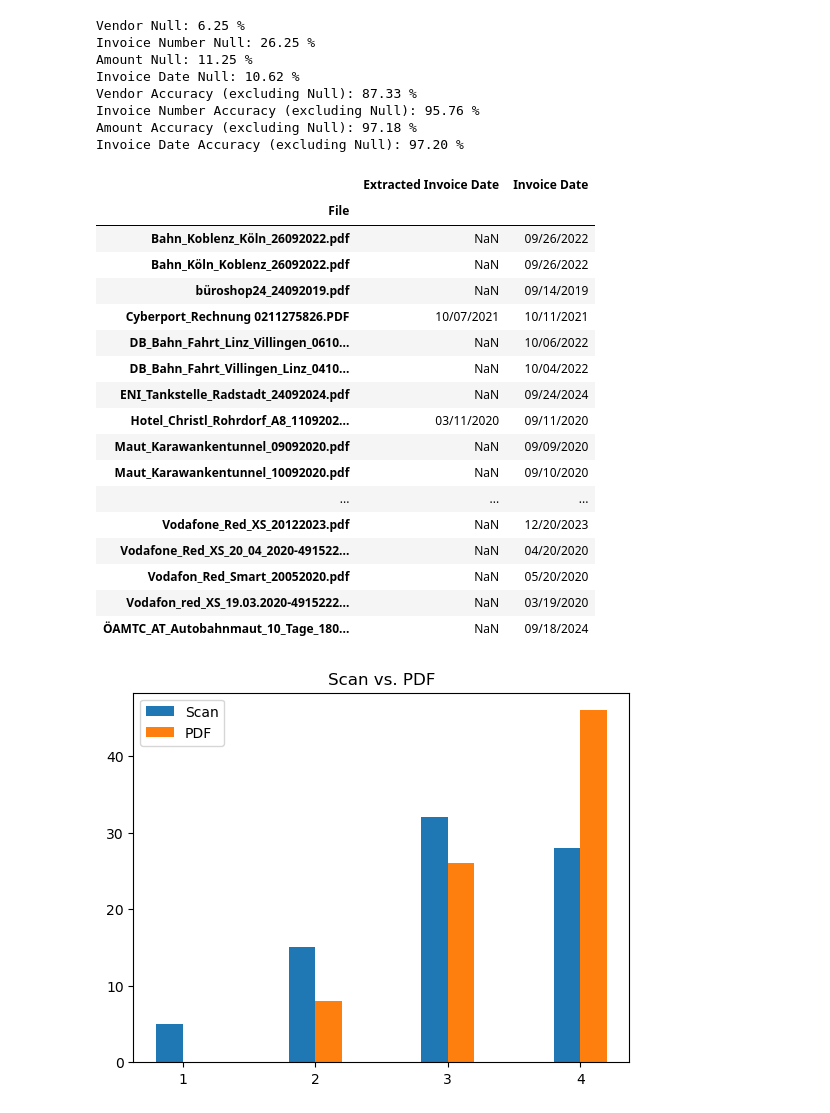
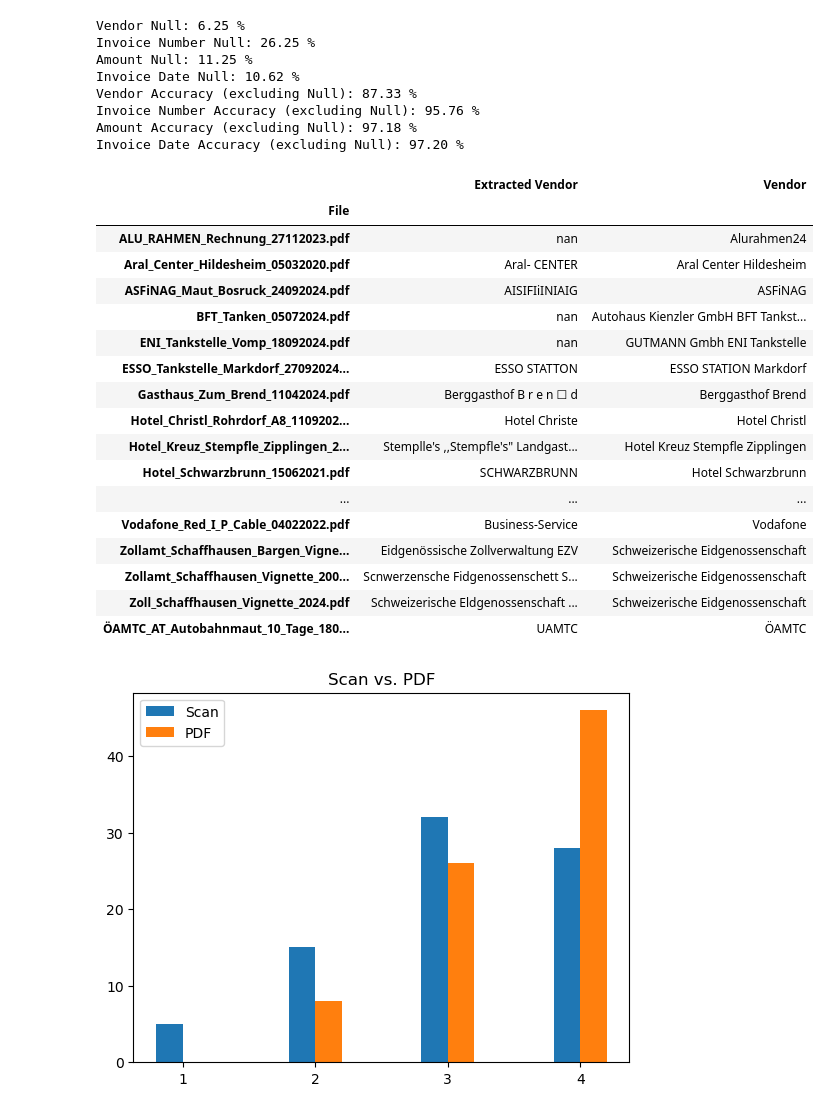
Before and after one commit to Paul01001000/HFU-Bachelor-Thesis, a Jupyter notebook: Data_Analysis.ipynb, the cells around one changed output. Cells and saved outputs as stored; diff of their text form; code cells hidden in the pictures.

```diff
--- a/Data_Analysis.ipynb
+++ b/Data_Analysis.ipynb
@@ -161,29 +161,29 @@ Invoice Date Accuracy (excluding Null): 97.20 %
 # %%
 inv = results.loc[results["Correct Amount"] == False,["Extracted Amount","Amount"]]
 inv = results.loc[results["Correct Invoice Number"] == False,["Extracted Invoice Number","Invoice Number"]]
 inv = results.loc[results["Correct Vendor"] == False,["Extracted Vendor","Vendor"]]
-inv = results.loc[results["Correct Invoice Date"] == False,["Extracted Invoice Date","Invoice Date"]]
+#inv = results.loc[results["Correct Invoice Date"] == False,["Extracted Invoice Date","Invoice Date"]]
 
 inv
 # %% [output]
-|  | Extracted Invoice Date | Invoice Date |
+|  | Extracted Vendor | Vendor |
 | File |  |  |
-| Bahn_Koblenz_Köln_26092022.pdf | NaN | 09/26/2022 |
-| Bahn_Köln_Koblenz_26092022.pdf | NaN | 09/26/2022 |
-| büroshop24_24092019.pdf | NaN | 09/14/2019 |
-| Cyberport_Rechnung 0211275826.PDF | 10/07/2021 | 10/11/2021 |
-| DB_Bahn_Fahrt_Linz_Villingen_0610... | NaN | 10/06/2022 |
-| DB_Bahn_Fahrt_Villingen_Linz_0410... | NaN | 10/04/2022 |
-| ENI_Tankstelle_Radstadt_24092024.pdf | NaN | 09/24/2024 |
-| Hotel_Christl_Rohrdorf_A8_1109202... | 03/11/2020 | 09/11/2020 |
-| Maut_Karawankentunnel_09092020.pdf | NaN | 09/09/2020 |
-| Maut_Karawankentunnel_10092020.pdf | NaN | 09/10/2020 |
+| ALU_RAHMEN_Rechnung_27112023.pdf | nan | Alurahmen24 |
+| Aral_Center_Hildesheim_05032020.pdf | Aral- CENTER | Aral Center Hildesheim |
+| ASFiNAG_Maut_Bosruck_24092024.pdf | AISIFIiINIAIG | ASFiNAG |
+| BFT_Tanken_05072024.pdf | nan | Autohaus Kienzler GmbH BFT Tankst... |
+| ENI_Tankstelle_Vomp_18092024.pdf | nan | GUTMANN Gmbh ENI Tankstelle |
+| ESSO_Tankstelle_Markdorf_27092024... | ESSO STATTON | ESSO STATION Markdorf |
+| Gasthaus_Zum_Brend_11042024.pdf | Berggasthof B r e n ☐ d | Berggasthof Brend |
+| Hotel_Christl_Rohrdorf_A8_1109202... | Hotel Christe | Hotel Christl |
+| Hotel_Kreuz_Stempfle_Zipplingen_2... | Stemplle's ,,Stempfle's" Landgast... | Hotel Kreuz Stempfle Zipplingen |
+| Hotel_Schwarzbrunn_15062021.pdf | SCHWARZBRUNN | Hotel Schwarzbrunn |
 | ... | ... | ... |
-| Vodafone_Red_XS_20122023.pdf | NaN | 12/20/2023 |
-| Vodafone_Red_XS_20_04_2020-491522... | NaN | 04/20/2020 |
-| Vodafon_Red_Smart_20052020.pdf | NaN | 05/20/2020 |
-| Vodafon_red_XS_19.03.2020-4915222... | NaN | 03/19/2020 |
-| ÖAMTC_AT_Autobahnmaut_10_Tage_180... | NaN | 09/18/2024 |
+| Vodafone_Red_I_P_Cable_04022022.pdf | Business-Service | Vodafone |
+| Zollamt_Schaffhausen_Bargen_Vigne... | Eidgenössische Zollverwaltung EZV | Schweizerische Eidgenossenschaft |
+| Zollamt_Schaffhausen_Vignette_200... | Scnwerzensche Fidgenossenschett S... | Schweizerische Eidgenossenschaft |
+| Zoll_Schaffhausen_Vignette_2024.pdf | Schweizerische Eldgenossenschaft ... | Schweizerische Eidgenossenschaft |
+| ÖAMTC_AT_Autobahnmaut_10_Tage_180... | UAMTC | ÖAMTC |
 # %%
 scan = pd.read_csv("C:/Users/paul8/Downloads/DB_scan.csv",sep=';').set_index("File")
 
```
Also changed, not shown: parts of 9 cells of this notebook.
